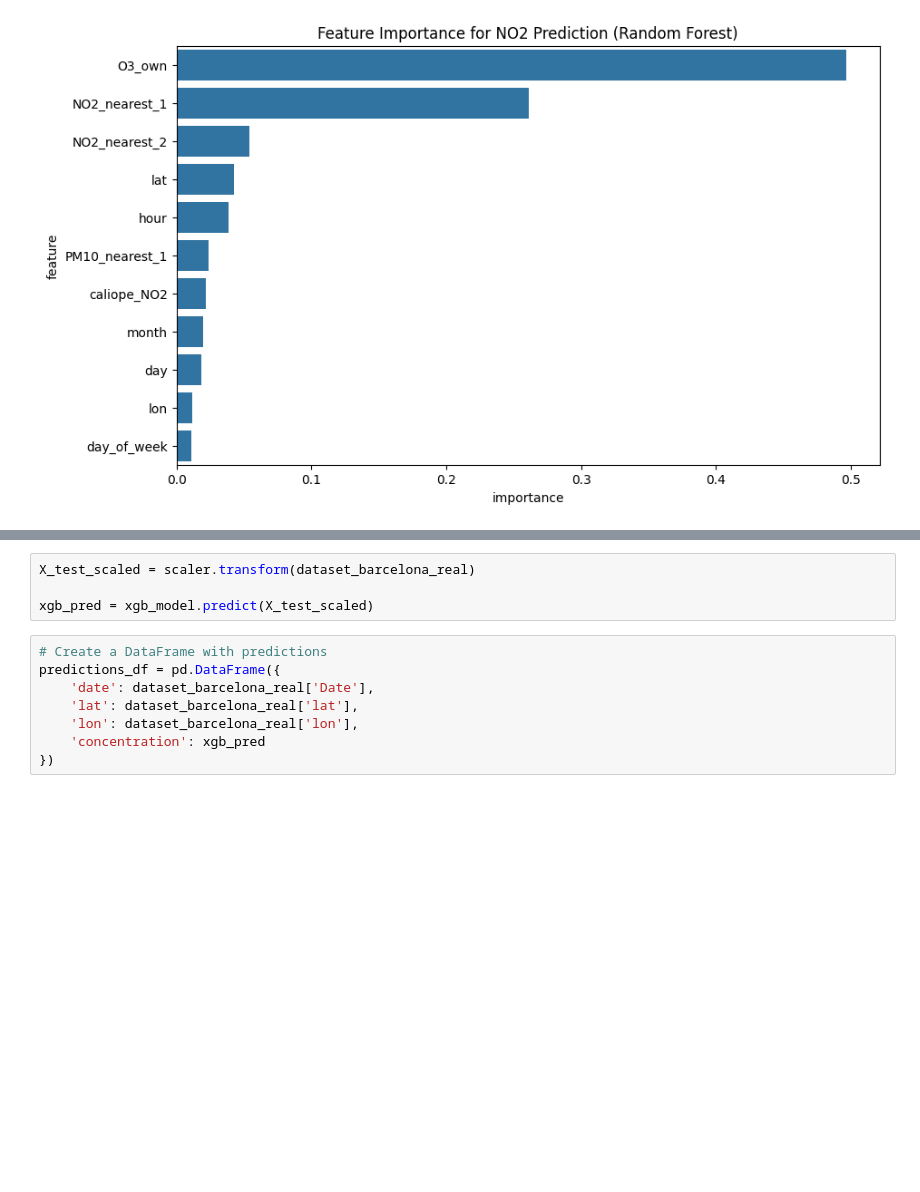
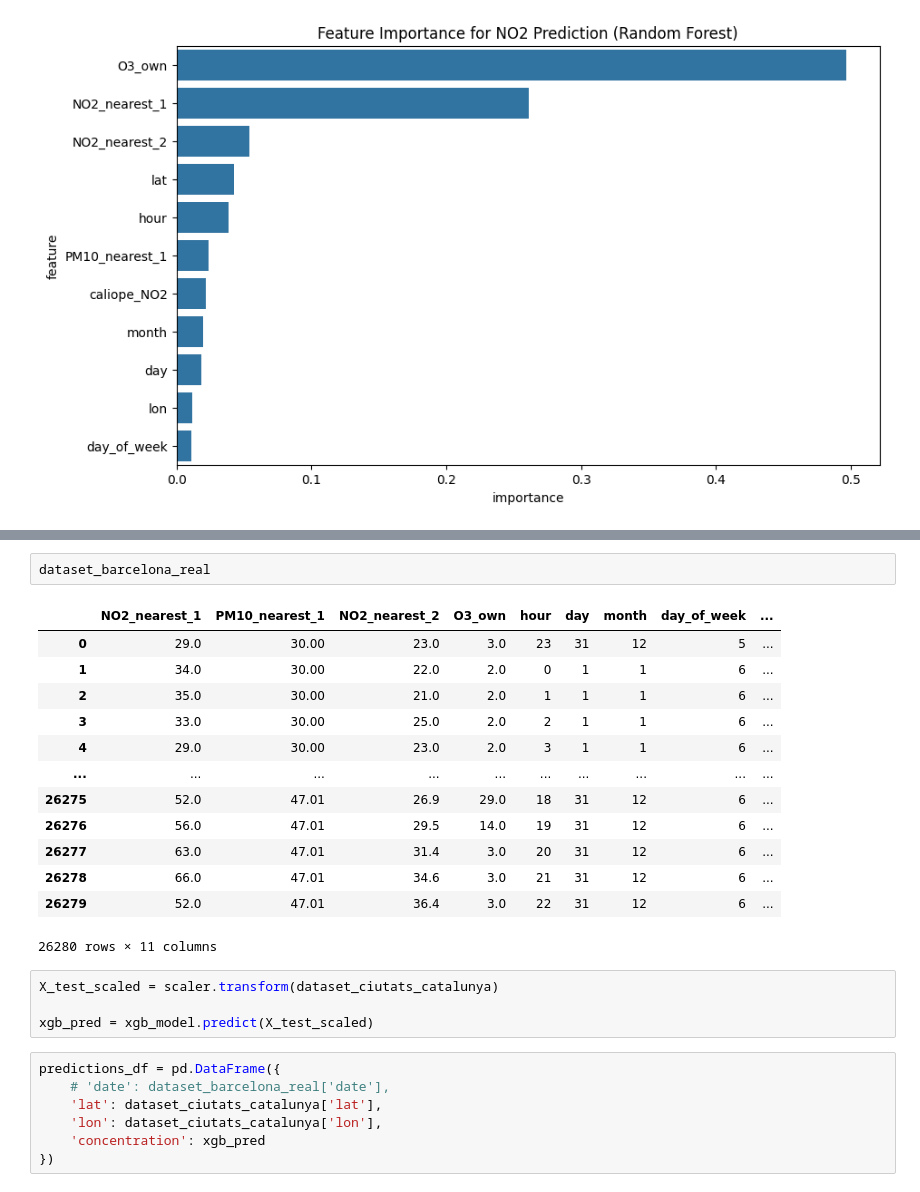
Before and after one commit to jordi-espasa/hackathon, a Jupyter notebook: caliope_model.ipynb, the cells around one changed output, grey strips where cells are left out. Drawn from its saved outputs; the diff is of its cells as text; blank space fills up the shorter version.

```diff
--- a/caliope_model.ipynb
+++ b/caliope_model.ipynb
@@ -168,12 +298,27 @@ R2 Score: 0.74
+# %%
+dataset_barcelona_real
+# %% [output]
+|  | NO2_nearest_1 | PM10_nearest_1 | NO2_nearest_2 | O3_own | hour | day | month | day_of_week | ... |
+| 0 | 29.0 | 30.00 | 23.0 | 3.0 | 23 | 31 | 12 | 5 | ... |
+| 1 | 34.0 | 30.00 | 22.0 | 2.0 | 0 | 1 | 1 | 6 | ... |
+| 2 | 35.0 | 30.00 | 21.0 | 2.0 | 1 | 1 | 1 | 6 | ... |
+| 3 | 33.0 | 30.00 | 25.0 | 2.0 | 2 | 1 | 1 | 6 | ... |
+| 4 | 29.0 | 30.00 | 23.0 | 2.0 | 3 | 1 | 1 | 6 | ... |
+| ... | ... | ... | ... | ... | ... | ... | ... | ... | ... |
+| 26275 | 52.0 | 47.01 | 26.9 | 29.0 | 18 | 31 | 12 | 6 | ... |
+| 26276 | 56.0 | 47.01 | 29.5 | 14.0 | 19 | 31 | 12 | 6 | ... |
+| 26277 | 63.0 | 47.01 | 31.4 | 3.0 | 20 | 31 | 12 | 6 | ... |
+| 26278 | 66.0 | 47.01 | 34.6 | 3.0 | 21 | 31 | 12 | 6 | ... |
+| 26279 | 52.0 | 47.01 | 36.4 | 3.0 | 22 | 31 | 12 | 6 | ... |
+26280 rows × 11 columns
 # %%
-X_test_scaled = scaler.transform(dataset_barcelona_real)
+X_test_scaled = scaler.transform(dataset_ciutats_catalunya)
 
 xgb_pred = xgb_model.predict(X_test_scaled)
 # %%
-# Create a DataFrame with predictions
 predictions_df = pd.DataFrame({
-    'date': dataset_barcelona_real['Date'],
-    'lat': dataset_barcelona_real['lat'],
-    'lon': dataset_barcelona_real['lon'],
+    # 'date': dataset_barcelona_real['date'],
+    'lat': dataset_ciutats_catalunya['lat'],
+    'lon': dataset_ciutats_catalunya['lon'],
     'concentration': xgb_pred
 })
```
Also changed, not shown: parts of 9 cells of this notebook, 4 other files.
